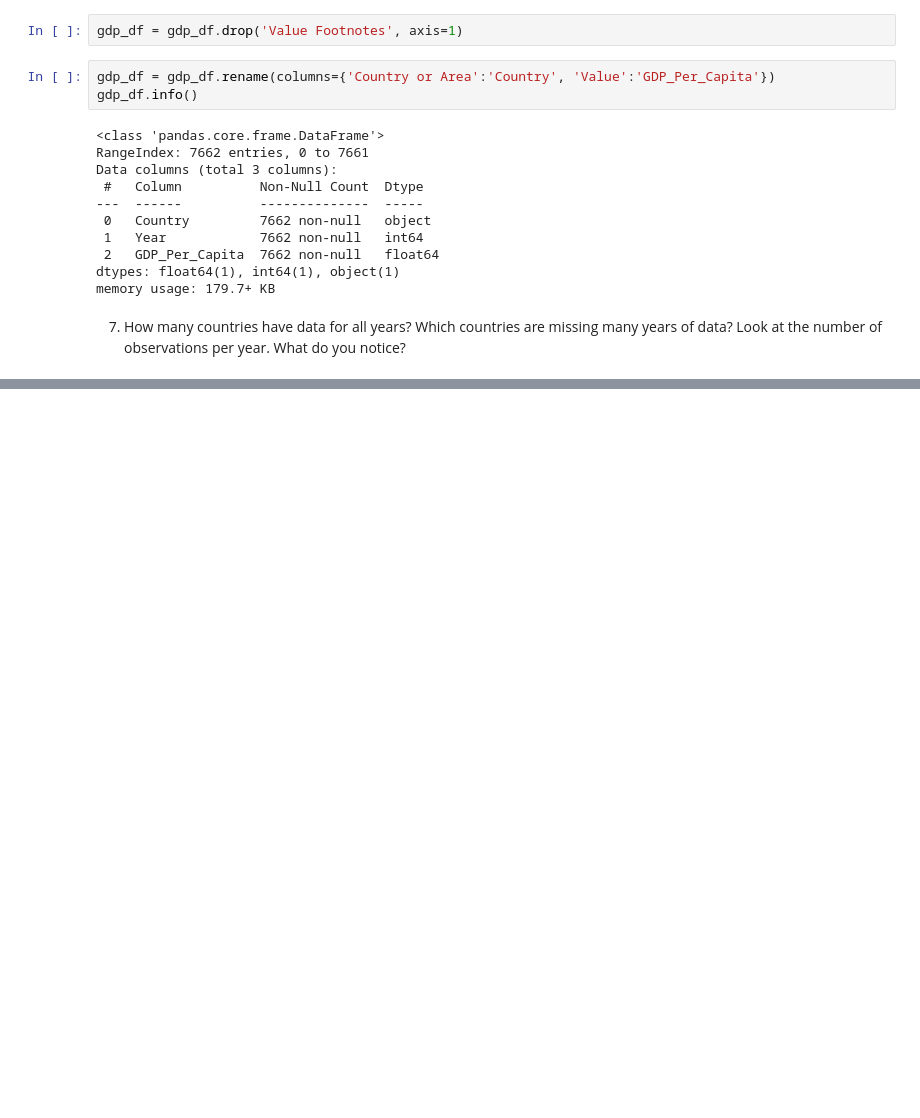
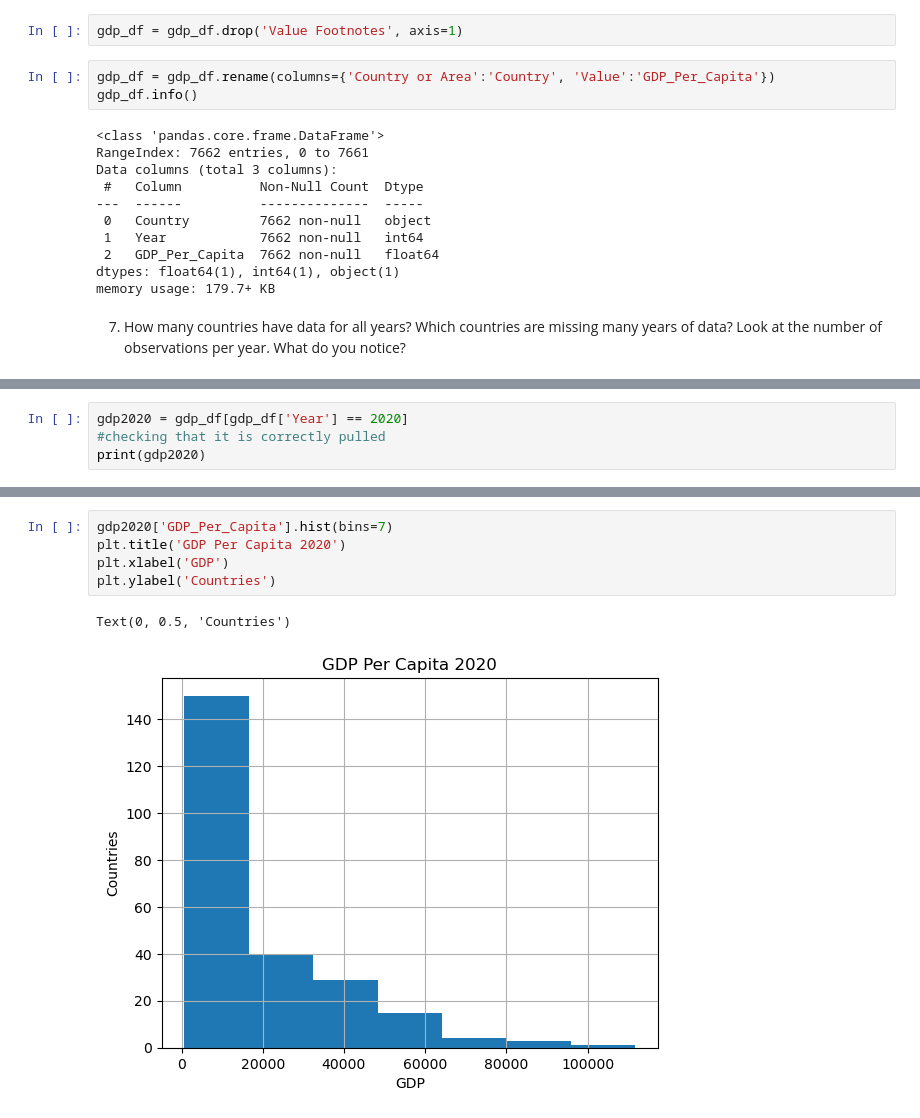
Before and after one commit to NSS-Data-Analytics-Cohort-10/gdp-and-internet-usage-Daniel-Hoover, a Jupyter notebook: Notebooks/un_project.ipynb, the cells around one changed output, grey strips where cells are left out. Drawn from its saved outputs; the diff is of its cells as text; blank space fills up the shorter version.

```diff
--- a/Notebooks/un_project.ipynb
+++ b/Notebooks/un_project.ipynb
@@ -68,0 +110,4 @@ gdp_df.describe()
+# %%
+gdp2020 = gdp_df[gdp_df['Year'] == 2020]
+#checking that it is correctly pulled
+print(gdp2020)
@@ -68,0 +129,8 @@ gdp_df.describe()
+# %%
+gdp2020['GDP_Per_Capita'].hist(bins=7)
+plt.title('GDP Per Capita 2020')
+plt.xlabel('GDP')
+plt.ylabel('Countries')
+# %% [output]
+Text(0, 0.5, 'Countries')
+[figure, added]
```
Also changed, not shown: parts of 21 cells of this notebook.
